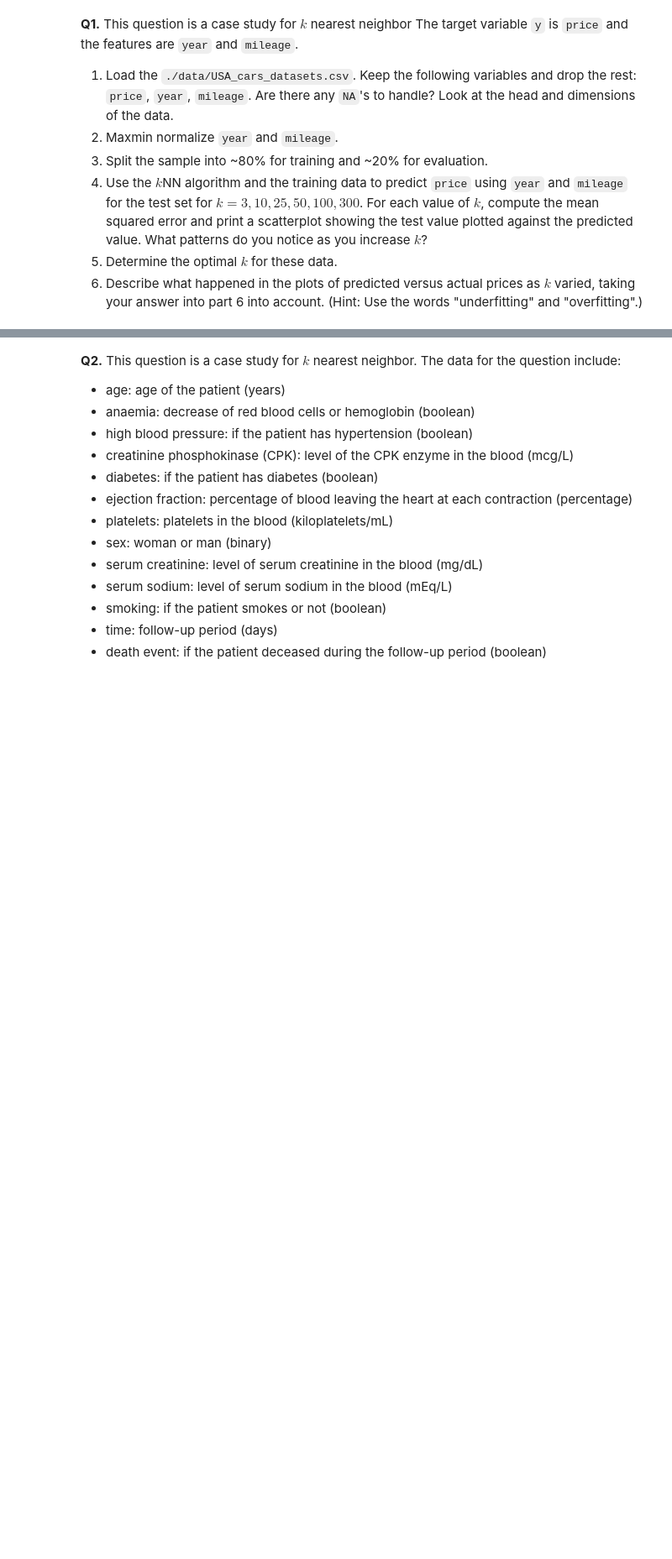
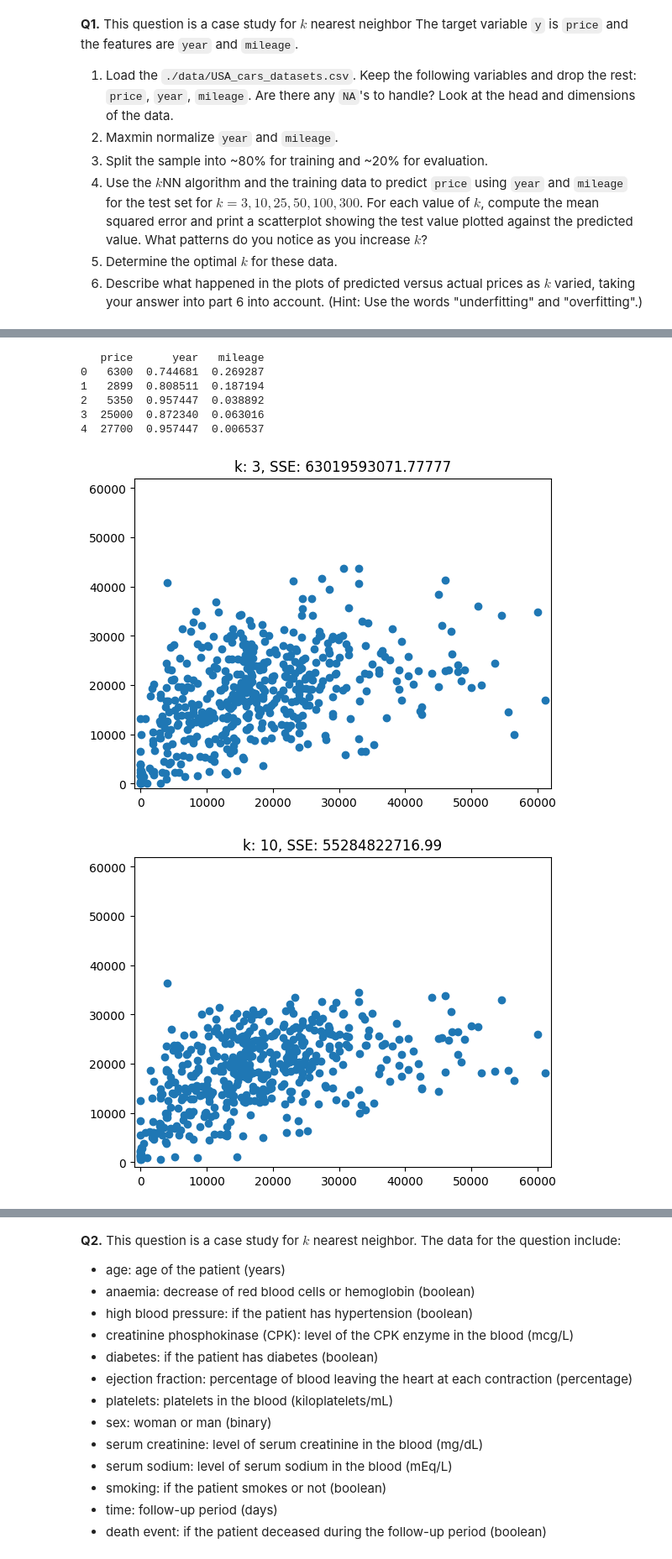
Before and after one commit to henqc/knn, a Jupyter notebook: assignment_knn.ipynb, the cells around one changed output, grey strips where cells are left out. Shown at 84% size. Drawn from its saved outputs; the diff is of its cells as text; code cells hidden in the pictures; blank space fills up the shorter version.

```diff
--- a/assignment_knn.ipynb
+++ b/assignment_knn.ipynb
@@ -24,0 +52,40 @@ df = df.loc[:,['price','year','mileage'] ]
+# %%
+#Define the maxmin method to transform col to a range from 0 to 1
+def maxmin(x):
+    u = (x-min(x))/(max(x)-min(x))
+    return u
+
+df['year'] = maxmin(df['year'])
+df['mileage'] = maxmin(df['mileage'])
+
+print(df.head())
+# %% [output]
+   price      year   mileage
+0   6300  0.744681  0.269287
+1   2899  0.808511  0.187194
+2   5350  0.957447  0.038892
+3  25000  0.872340  0.063016
+4  27700  0.957447  0.006537
+# %%
+y = df['price']
+#All values except price
+X = df.drop('price',axis=1)
+#Splitting the sample
+X_train, X_test, y_train, y_test = train_test_split(X,y,test_size=.2,random_state=100)
+# %%
+#Amount of nearest neighbors
+for k in [3,10,25,50,100,300]:
+    model = KNeighborsRegressor(n_neighbors=k).fit(X_train,y_train)
+    #Prediction per x value
+    y_hat = model.predict(X_test)
+    #Total squared error
+    SSE = np.sum( (y_test-y_hat)**2 )
+    plot, axes = plt.subplots()
+    plt.scatter(y_test,y_hat)
+    plt.title('k: '+str(k)+', SSE: '+str(SSE))
+    axes.set_ylim(-1000, 62000)
+    axes.set_xlim(-1000, 62000)
+    plt.show()
+# %% [output]
+[figure, added]
+[figure, added]
```
Also changed, not shown: parts of 13 cells of this notebook.
